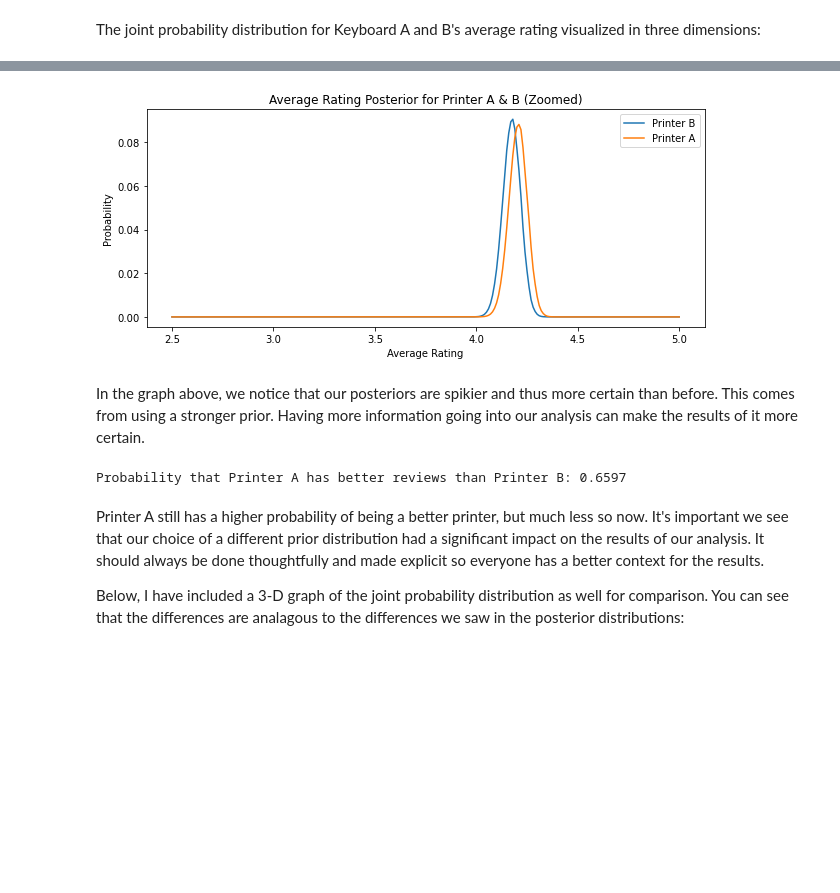
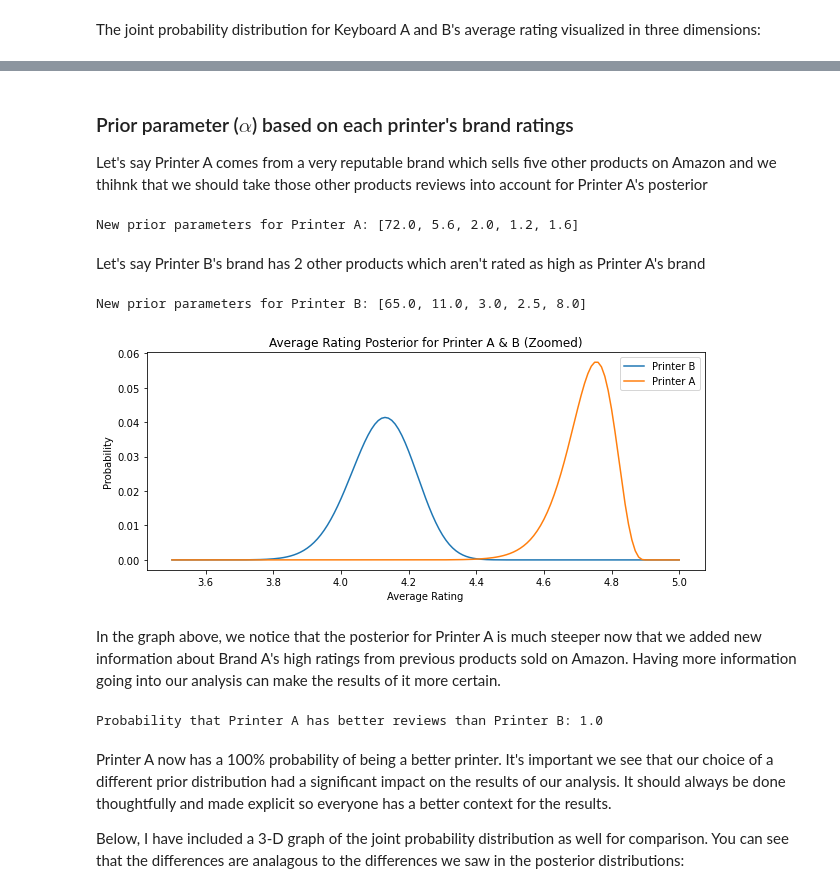
Before and after one commit to exchez/amazon-bayes, a Jupyter notebook: amazon-bayes.ipynb, the cells around one changed output, grey strips where cells are left out. Drawn from its saved outputs; the diff is of its cells as text; code cells hidden in the pictures; blank space fills up the shorter version.

```diff
--- a/amazon-bayes.ipynb
+++ b/amazon-bayes.ipynb
@@ -80,7 +104,8 @@ Now that we have our parameters ( $\theta$ ), we just need the data ( $X$ ). The
 # %%
-data_a = round(pd.Series([.60, .10, .14, .16, .00]) * 40, 0).astype(int).to_list()
+#data_a = round(pd.Series([.60, .10, .14, .16, .00]) * 40, 0).astype(int).to_list()
+data_a = round(pd.Series([.5, .5, 0.0, 0.0, 0.0]) * 4, 0).astype(int).to_list()
 data_b = round(pd.Series([.52, .16, .10, .14, .08]) * 100, 0).astype(int).to_list()
 
-print('Keyboard A star counts', data_a)
-print('Keyboard B star counts', data_b)
+print('Printer A star counts', data_a)
+print('Printer B star counts', data_b)
 # %% [output]
@@ -280,9 +303,36 @@ New prior parameters: [543.25, 98.75, 49.5, 45.25, 78.0]
+# %% [markdown]
+### Prior parameter ($\alpha$) based on each printer's brand ratings
+
+Let's say Printer A comes from a very reputable brand which sells five other products on Amazon and we thihnk that we should take those other products reviews into account for Printer A's posterior
+# %%
+brandA_1 = round(pd.Series([.85, .05, .05, .05, .00]) * 100, 0).astype(int)
+brandA_2 = round(pd.Series([.90, .08, .02, .00, .00]) * 79, 0).astype(int)
+brandA_3 = round(pd.Series([.91, .05, .02, .00, .01]) * 56, 0).astype(int)
+brandA_4 = round(pd.Series([.86, .10, .00, .00, .04]) * 145, 0).astype(int)
+brandA_5 = round(pd.Series([.89, .01, .05, .02, .03]) * 32, 0).astype(int)
+
+stronger_alpha_a = ((brandA_1 + brandA_2 + brandA_3 + brandA_4 + brandA_5) / 5).to_list()
+print('New prior parameters for Printer A:', stronger_alpha_a)
+# %% [output]
+New prior parameters for Printer A: [72.0, 5.6, 2.0, 1.2, 1.6]
+# %% [markdown]
+Let's say Printer B's brand has 2 other products which aren't rated as high as Printer A's brand
+# %%
+brandB_1 = round(pd.Series([.75, .10, .05, .05, .05]) * 100, 0).astype(int)
+brandB_2 = round(pd.Series([.70, .15, .01, .00, .14]) * 79, 0).astype(int)
+
+stronger_alpha_b = ((brandB_1 + brandB_2) / 2).to_list()
+print('New prior parameters for Printer B:', stronger_alpha_b)
+# %% [output]
+New prior parameters for Printer B: [65.0, 11.0, 3.0, 2.5, 8.0]
 # %%
-new_dirichlet = stats.dirichlet(stronger_prior)
-new_priors = new_dirichlet.pdf(parameters.T)
+stronger_prior_dist_a = stats.dirichlet(stronger_alpha_a)
+stronger_prior_dist_b = stats.dirichlet(stronger_alpha_b)
+new_priors_a = stronger_prior_dist_a.pdf(parameters.T)
+new_priors_b = stronger_prior_dist_b.pdf(parameters.T)
 
-posterior_a = pd.Series( likelihoods_a * new_priors )
-posterior_b = pd.Series( likelihoods_b * new_priors )
+posterior_a = pd.Series( likelihoods_a * new_priors_a )
+posterior_b = pd.Series( likelihoods_b * new_priors_b )
 posterior_a = posterior_a / posterior_a.sum()
 posterior_b = posterior_b / posterior_b.sum()
 
@@ -301,18 +351,18 @@ posterior_b_avg = posterior_b_avg.groupby(level=0).sum()
 # %%
 fig, ax = plt.subplots()
 
-posterior_b_avg.rename('Printer B').loc[2.5:5].plot(ax=ax, legend=True);
-posterior_a_avg.rename('Printer A').loc[2.5:5].plot(title='Average Rating Posterior for Printer A & B (Zoomed)',
+posterior_b_avg.rename('Printer B').loc[3.5:5].plot(ax=ax, legend=True);
+posterior_a_avg.rename('Printer A').loc[3.5:5].plot(title='Average Rating Posterior for Printer A & B (Zoomed)',
                                                      ax=ax,
                                                      legend=True,
                                                      figsize=(10,4))
 
 ax.set_xlabel("Average Rating");
 ax.set_ylabel("Probability");
 # %% [output]
-[figure, old version]
+[figure, new version]
 # %% [markdown]
-In the graph above, we notice that our posteriors are spikier and thus more certain than before. This comes from using a stronger prior. Having more information going into our analysis can make the results of it more certain.
+In the graph above, we notice that the posterior for Printer A is much steeper now that we added new information about Brand A's high ratings from previous products sold on Amazon. Having more information going into our analysis can make the results of it more certain.
 # %%
 a_joint = pd.DataFrame([posterior_a_avg.to_list()]*posterior_a_avg.shape[0])
 b_joint = pd.DataFrame([posterior_b_avg.to_list()]*posterior_b_avg.shape[0])
@@ -328,9 +378,9 @@ a_gt_b_mask[np.where(ratings_A > ratings_B)] = 1.0
 p = (a_gt_b_mask * joint_probability).sum().sum()
 print('Probability that Printer A has better reviews than Printer B:', round(p, 4))
 # %% [output]
-Probability that Printer A has better reviews than Printer B: 0.6597
+Probability that Printer A has better reviews than Printer B: 1.0
 # %% [markdown]
-Printer A still has a higher probability of being a better printer, but much less so now. It's important we see that our choice of a different prior distribution had a significant impact on the results of our analysis. It should always be done thoughtfully and made explicit so everyone has a better context for the results.
+Printer A now has a 100% probability of being a better printer. It's important we see that our choice of a different prior distribution had a significant impact on the results of our analysis. It should always be done thoughtfully and made explicit so everyone has a better context for the results.
 
 Below, I have included a 3-D graph of the joint probability distribution as well for comparison. You can see that the differences are analagous to the differences we saw in the posterior distributions:
 # %%
```
Also changed, not shown: parts of 59 cells of this notebook.
